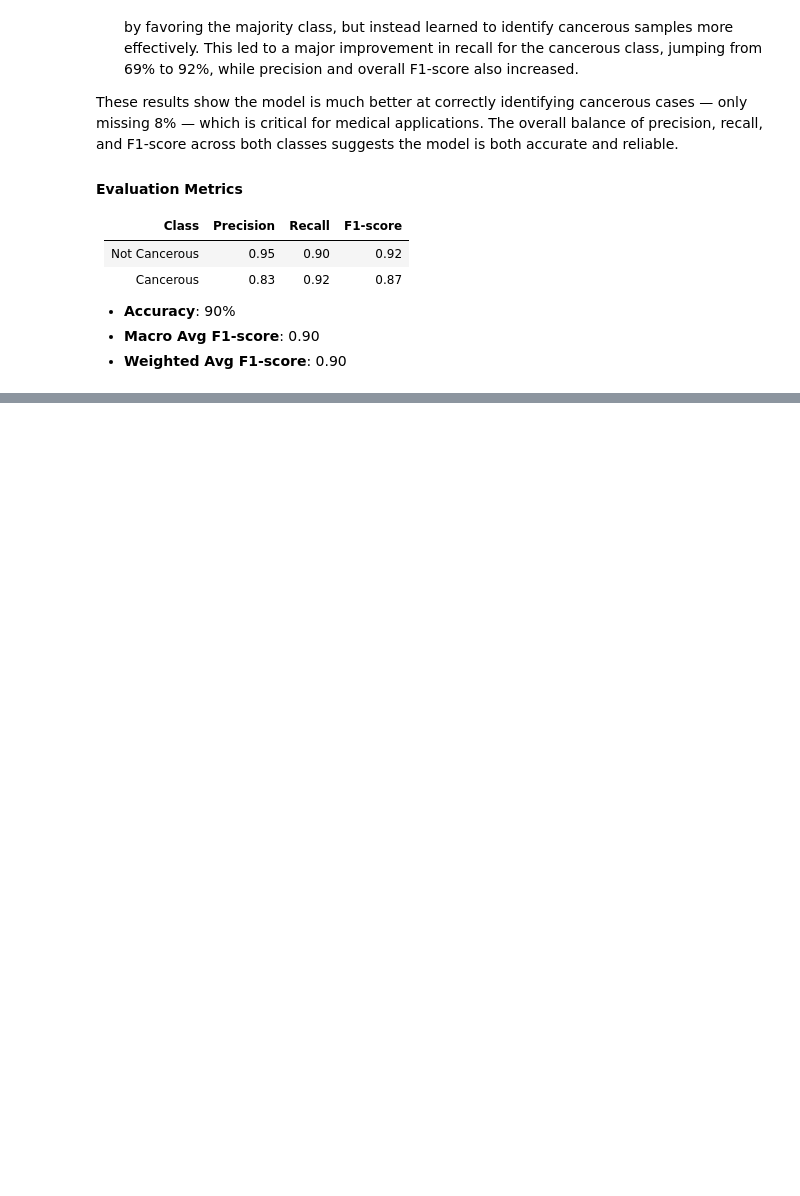
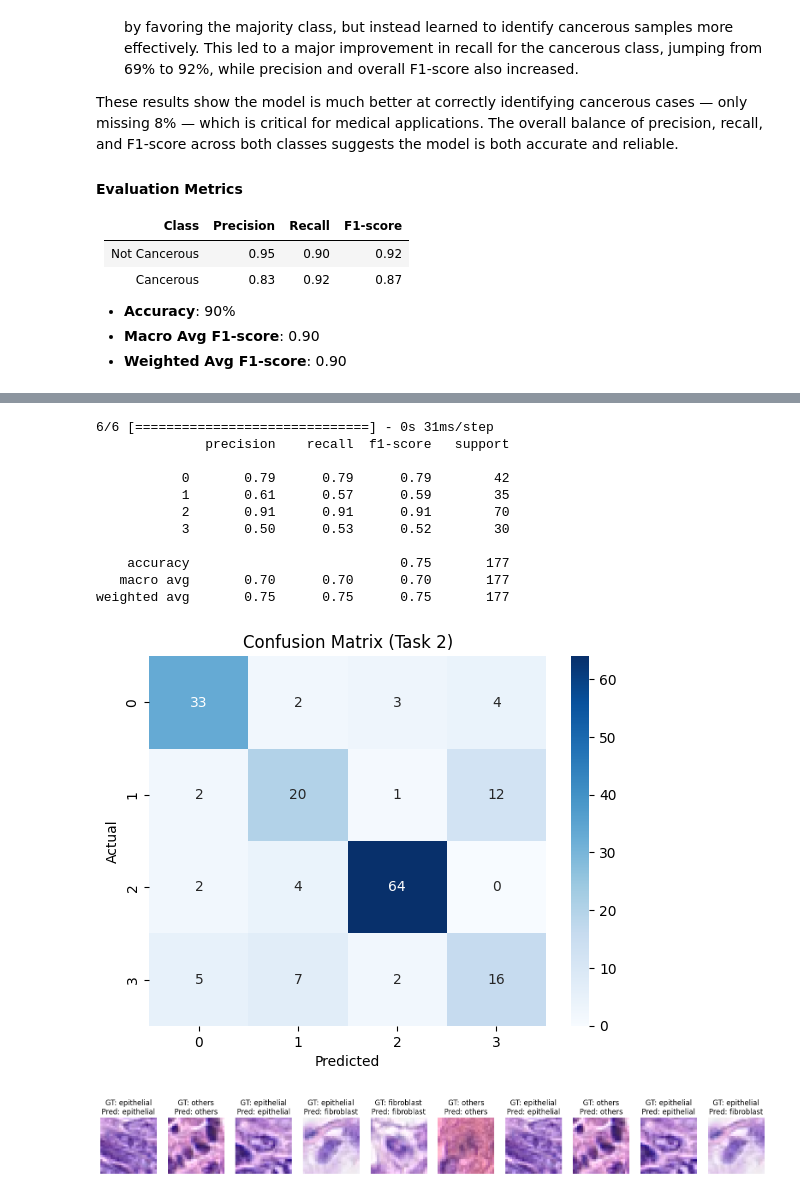
Before and after one commit to merve-soylu/machine-learning-2, a Jupyter notebook: Combined+Task1.ipynb, the cells around one changed output, grey strips where cells are left out. Saved outputs shown, nothing was run; the diff lists cells and outputs as text; code cells hidden in the pictures; blank space fills up the shorter version.

```diff
--- a/Combined+Task1.ipynb
+++ b/Combined+Task1.ipynb
@@ -592,0 +780,18 @@ These results show the model is much better at correctly identifying cancerous c
+# %%
+model_t2.compile(
+    optimizer='adam',
+    loss='categorical_crossentropy',
+    metrics=['categorical_accuracy']
+)
+
+reduce_lr = tf.keras.callbacks.ReduceLROnPlateau(
+    monitor='val_categorical_accuracy', factor=0.5, patience=3, min_lr=1e-5, verbose=1
+)
+# %%
+model_t2.fit(
+    train_gen_t2,
+    validation_data=val_gen_t2,
+    epochs=100,
+    callbacks=[reduce_lr],
+    verbose=0
+)
@@ -592,0 +819,46 @@ These results show the model is much better at correctly identifying cancerous c
+# %%
+y_probs_t2 = model_t2.predict(test_gen_t2, verbose=1)
+y_pred_final_t2 = np.argmax(y_probs_t2, axis=1)
+print(classification_report(test_gen_t2.labels, y_pred_final_t2, target_names=["0", "1", "2", "3"]))
+cm_t2 = confusion_matrix(test_gen_t2.labels, y_pred_final_t2)
+sns.heatmap(cm_t2, annot=True, fmt='d', cmap='Blues', xticklabels=["0", "1", "2", "3"], yticklabels=["0", "1", "2", "3"])
+plt.xlabel("Predicted")
+plt.ylabel("Actual")
+plt.title("Confusion Matrix (Task 2)")
+plt.show()
+
+label_names = {'fibroblast': 0, 'inflammatory': 1, 'epithelial': 2, 'others': 3}
+d_inv = {v: k for k, v in label_names.items()}
+
+plt.figure(figsize=(20, 6))
+batches = 0
+
+for x, y in test_gen_t2:
+    batches += 1
+    y_hat = model_t2.predict(x, verbose=0)
+
+    if batches <= 10:
+        image = x[0]
+        label = y[0]
+        pred = y_hat[0]
+
+        plt.subplot(1, 10, batches)
+        plt.imshow(image)
+        plt.title(f"GT: {d_inv[np.argmax(label)]}\nPred: {d_inv[np.argmax(pred)]}")
+        plt.axis('off')
+    else:
+        break
+# %% [output]
+6/6 [==============================] - 0s 31ms/step
+              precision    recall  f1-score   support
+
+           0       0.79      0.79      0.79        42
+           1       0.61      0.57      0.59        35
+           2       0.91      0.91      0.91        70
+           3       0.50      0.53      0.52        30
+
+    accuracy                           0.75       177
+   macro avg       0.70      0.70      0.70       177
+weighted avg       0.75      0.75      0.75       177
+[figure, added]
+[figure, added]
```
Also changed, not shown: parts of 13 cells of this notebook, 1 other file.
